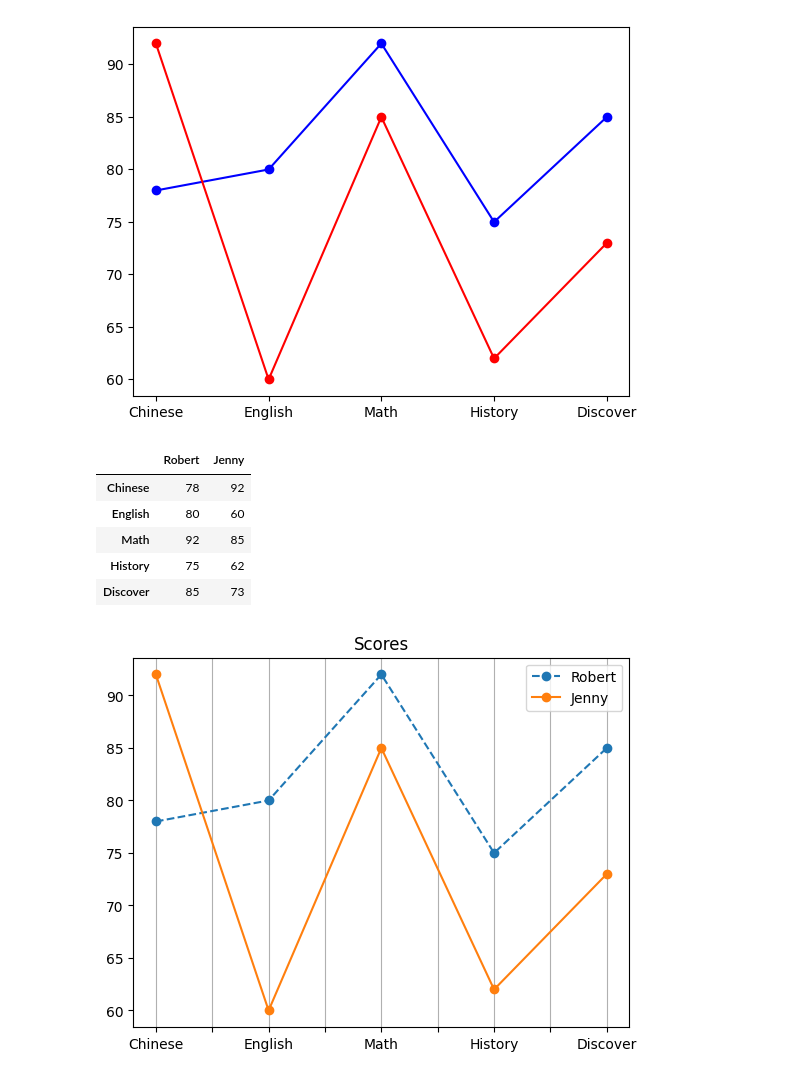
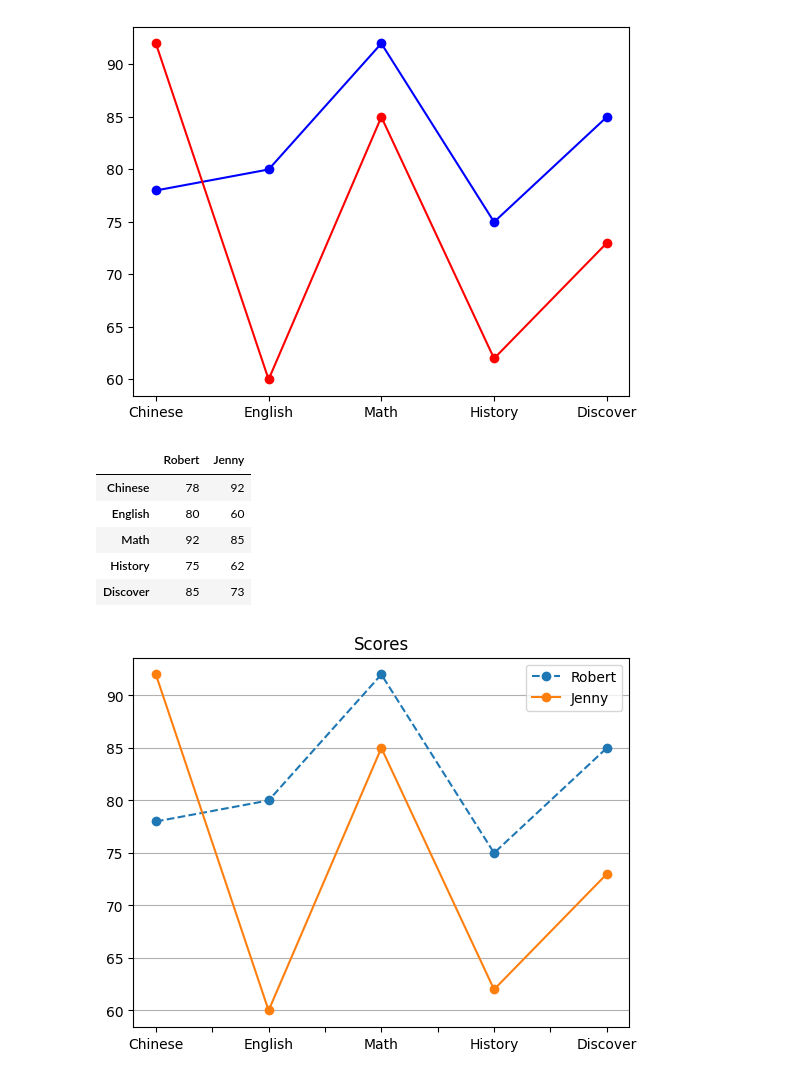
Before and after one commit to EsterWang65/PythonClass, a Jupyter notebook: 0104LESSON16/0104LESSON16.ipynb, the cells around one changed output. Saved outputs shown, nothing was run; the diff lists cells and outputs as text; code cells hidden in the pictures.

```diff
--- a/0104LESSON16/0104LESSON16.ipynb
+++ b/0104LESSON16/0104LESSON16.ipynb
@@ -167,31 +167,31 @@ plt.show()
 # %%
 #應用：將上面資料轉為圖表-2
 '''除了上面的方法可繪製圖表外，也可以用pandas.DataFrame裡面的property: DataFrame名稱.plot()，
 系統會自動依據該DataFrame繪製圖表。注意：系統預設會以index作為x軸來繪製圖表，故要先規劃好DataFrame。
 可直接寫swapDataFrame.plot()即可顯示圖表，但若如以下匯入模組工具來運用即可增加對圖表的操控靈活度。
-另外也可透過在DataFrame.plot()內加入參數來操控圖表繪製，如style: list or dict可設定曲線樣式；marker可指定符號樣式；
-kind: str可指定圖表類型('line', 'bar', 'box'...)等。
+另外也可透過在DataFrame.plot()內加入參數來操控圖表繪製，如style: list or dict(若有兩筆資料以上方便設定)可設定曲線樣式；
+marker可指定符號樣式；kind: str可指定圖表類型('line', 'bar', 'box'...)等。
 pandas.DataFrame.plot(): Make plots of Series or DataFrame. '''
 
 import matplotlib.pyplot as plt
 
 display(swapDataFrame)
 figure = plt.figure()
 axes = figure.add_subplot(1, 1, 1)
 swapDataFrame.plot(ax = axes, style = ["--", '-'], marker = 'o')
-#加入參數ax可設定圖表要繪製在哪個figure的哪個位置，預設為None。ax = matplotlib axes object: an axes of the current figure
+#加入參數ax可設定圖表要繪製在哪個figure的哪個位置，預設為None。ax = matplotlib axes object: an axes of the current figure；第一/二筆資料為虛線/實線
 axes.set_title("Scores")
 axes.grid(visible = True,axis = 'y')
 #matplotlib.pyplot.grid(): Configure the grid lines. 為一method，將參數visible設為True即可產生格線，可加入參數axis = 'x'/'y'/"both"來指定要顯示的格線
 plt.show()
 # %% [output]
 |  | Robert | Jenny |
 | Chinese | 78 | 92 |
 | English | 80 | 60 |
 | Math | 92 | 85 |
 | History | 75 | 62 |
 | Discover | 85 | 73 |
-[figure, old version]
+[figure, new version]
 # %%
 #中文處理
 '''若圖表中有中文字則要記得先灌字型，如此才能顯示中文字。
```
Also changed, not shown: parts of 1 cell of this notebook.
